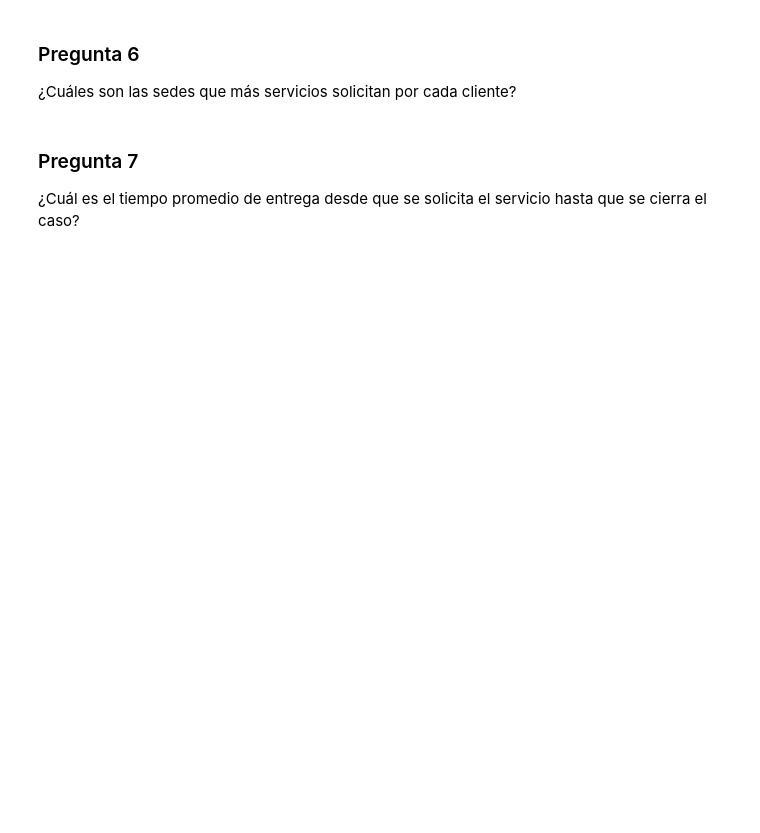
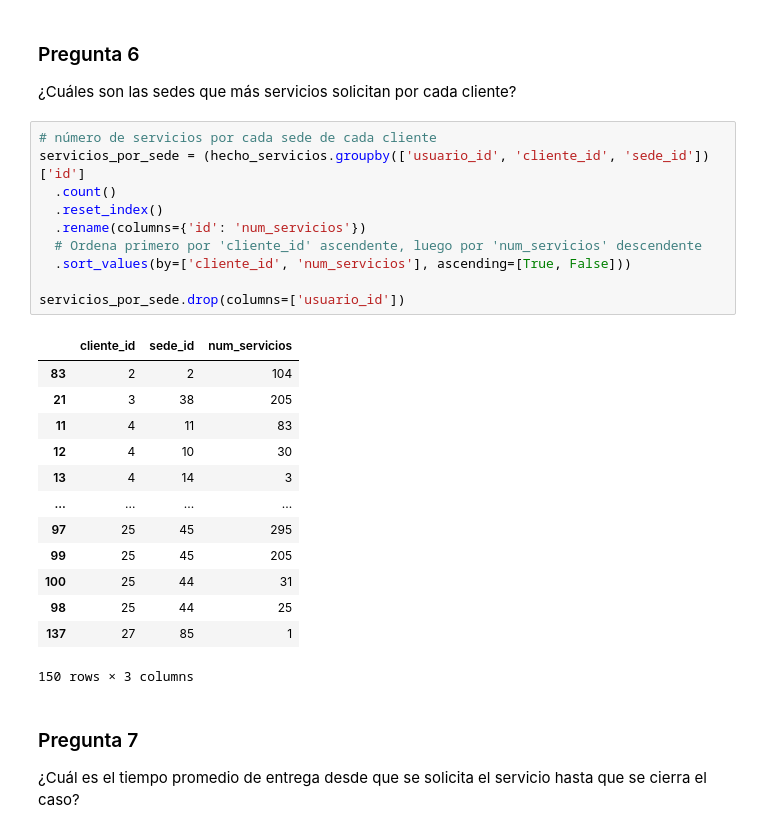
Before and after one commit to DiegoFernando01/etl-kdd, a Jupyter notebook: etl_notebook.ipynb, the cells around one changed output. Saved outputs shown, nothing was run; the diff lists cells and outputs as text; blank space fills up the shorter version.

```diff
--- a/etl_notebook.ipynb
+++ b/etl_notebook.ipynb
@@ -698,6 +858,30 @@ Mensajeros más eficientes (Los que más servicios prestan)
 # %% [markdown]
 ### Pregunta 6
 ¿Cuáles son las sedes que más servicios solicitan por cada cliente?
+# %%
+# número de servicios por cada sede de cada cliente
+servicios_por_sede = (hecho_servicios.groupby(['usuario_id', 'cliente_id', 'sede_id'])['id']
+  .count()
+  .reset_index()
+  .rename(columns={'id': 'num_servicios'})
+  # Ordena primero por 'cliente_id' ascendente, luego por 'num_servicios' descendente
+  .sort_values(by=['cliente_id', 'num_servicios'], ascending=[True, False]))
+
+servicios_por_sede.drop(columns=['usuario_id'])
+# %% [output]
+|  | cliente_id | sede_id | num_servicios |
+| 83 | 2 | 2 | 104 |
+| 21 | 3 | 38 | 205 |
+| 11 | 4 | 11 | 83 |
+| 12 | 4 | 10 | 30 |
+| 13 | 4 | 14 | 3 |
+| ... | ... | ... | ... |
+| 97 | 25 | 45 | 295 |
+| 99 | 25 | 45 | 205 |
+| 100 | 25 | 44 | 31 |
+| 98 | 25 | 44 | 25 |
+| 137 | 27 | 85 | 1 |
+150 rows × 3 columns
 # %% [markdown]
 ### Pregunta 7
 ¿Cuál es el tiempo promedio de entrega desde que se solicita el servicio hasta que se cierra el caso?
```
Also changed, not shown: parts of 10 cells of this notebook.
